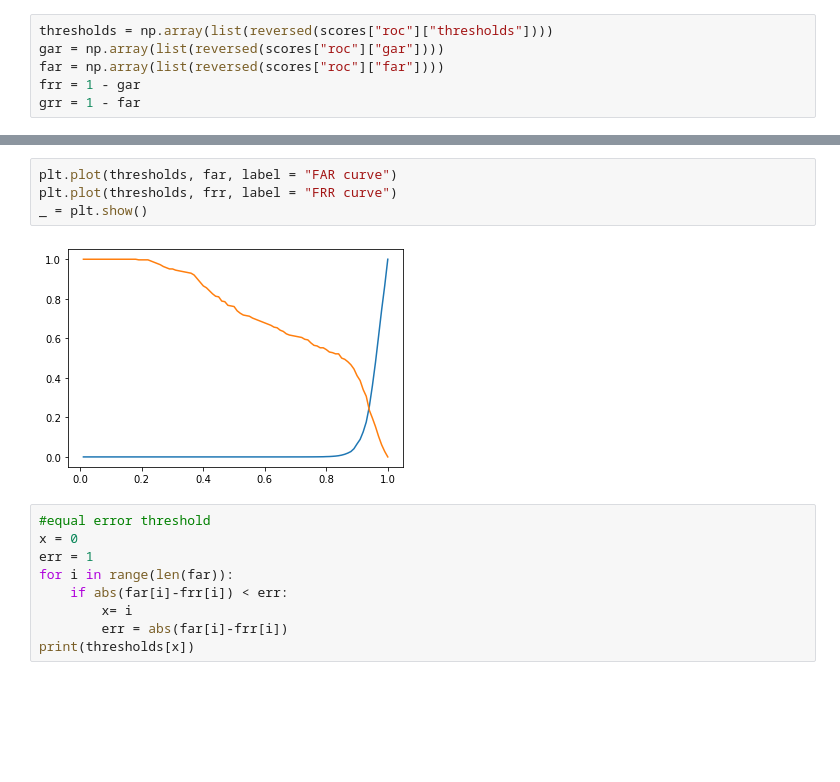
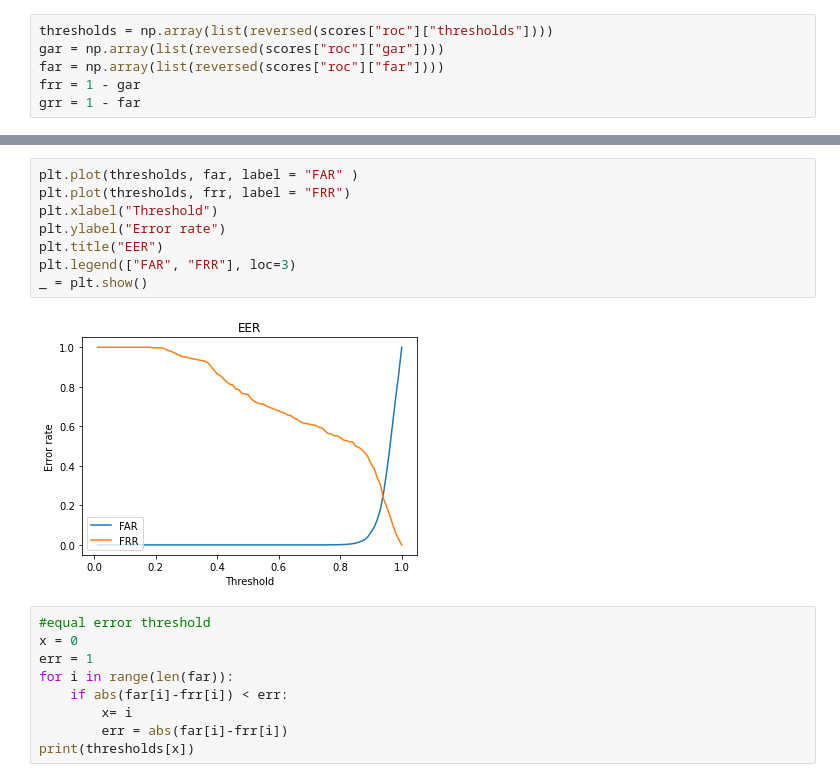
Before and after one commit to LeonardoEmili/ear-recognizer-android, a Jupyter notebook: report/evaluation/charts.ipynb, the cells around one changed output, grey strips where cells are left out. Saved outputs shown, nothing was run; the diff lists cells and outputs as text; blank space fills up the shorter version.

```diff
--- a/report/evaluation/charts.ipynb
+++ b/report/evaluation/charts.ipynb
@@ -32,9 +40,13 @@ _ = plt.show()
 # %%
-plt.plot(thresholds, far, label = "FAR curve")
-plt.plot(thresholds, frr, label = "FRR curve")
+plt.plot(thresholds, far, label = "FAR" )
+plt.plot(thresholds, frr, label = "FRR")
+plt.xlabel("Threshold")
+plt.ylabel("Error rate")
+plt.title("EER")
+plt.legend(["FAR", "FRR"], loc=3)
 _ = plt.show()
 # %% [output]
-[figure, old version]
+[figure, new version]
 # %%
 #equal error threshold
 x = 0
```
Also changed, not shown: parts of 2 cells of this notebook.
